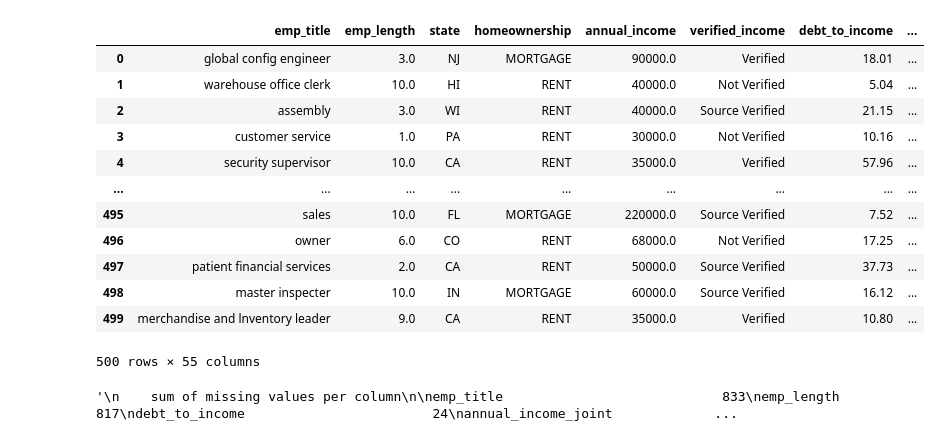
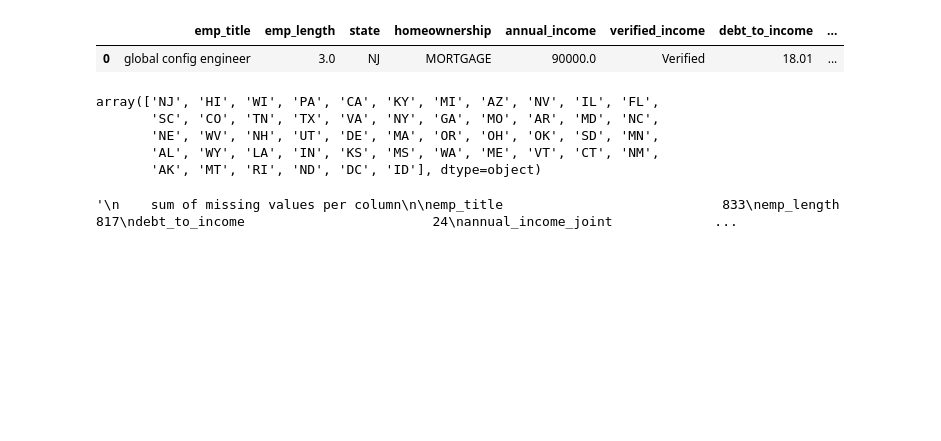
Before and after one commit to angelosSfyr/Case-Studies, a Jupyter notebook: case 1/case.ipynb, the cells around one changed output. Saved outputs shown, nothing was run; the diff lists cells and outputs as text; code cells hidden in the pictures; blank space fills up the shorter version.

```diff
--- a/case 1/case.ipynb
+++ b/case 1/case.ipynb
@@ -1,25 +1,22 @@
 # %%
 import pandas as pd
 
 # Read the CSV file
 df = pd.read_csv("loans_full_schema.csv")
 
 pd.set_option("display.max_columns", None)
-df[:500]
+df[:1]
 # %% [output]
 |  | emp_title | emp_length | state | homeownership | annual_income | verified_income | debt_to_income | ... |
 | 0 | global config engineer | 3.0 | NJ | MORTGAGE | 90000.0 | Verified | 18.01 | ... |
-| 1 | warehouse office clerk | 10.0 | HI | RENT | 40000.0 | Not Verified | 5.04 | ... |
-| 2 | assembly | 3.0 | WI | RENT | 40000.0 | Source Verified | 21.15 | ... |
-| 3 | customer service | 1.0 | PA | RENT | 30000.0 | Not Verified | 10.16 | ... |
-| 4 | security supervisor | 10.0 | CA | RENT | 35000.0 | Verified | 57.96 | ... |
-| ... | ... | ... | ... | ... | ... | ... | ... | ... |
-| 495 | sales | 10.0 | FL | MORTGAGE | 220000.0 | Source Verified | 7.52 | ... |
-| 496 | owner | 6.0 | CO | RENT | 68000.0 | Not Verified | 17.25 | ... |
-| 497 | patient financial services | 2.0 | CA | RENT | 50000.0 | Source Verified | 37.73 | ... |
-| 498 | master inspecter | 10.0 | IN | MORTGAGE | 60000.0 | Source Verified | 16.12 | ... |
-| 499 | merchandise and lnventory leader | 9.0 | CA | RENT | 35000.0 | Verified | 10.80 | ... |
-500 rows × 55 columns
+# %%
+df['state'].unique()
+# %% [output]
+array(['NJ', 'HI', 'WI', 'PA', 'CA', 'KY', 'MI', 'AZ', 'NV', 'IL', 'FL',
+       'SC', 'CO', 'TN', 'TX', 'VA', 'NY', 'GA', 'MO', 'AR', 'MD', 'NC',
+       'NE', 'WV', 'NH', 'UT', 'DE', 'MA', 'OR', 'OH', 'OK', 'SD', 'MN',
+       'AL', 'WY', 'LA', 'IN', 'KS', 'MS', 'WA', 'ME', 'VT', 'CT', 'NM',
+       'AK', 'MT', 'RI', 'ND', 'DC', 'ID'], dtype=object)
 # %%
 pd.set_option('display.max_rows',  df.shape[0]+1)
 # missing = df.isnull().sum()
```
Also changed, not shown: parts of 7 cells of this notebook.
